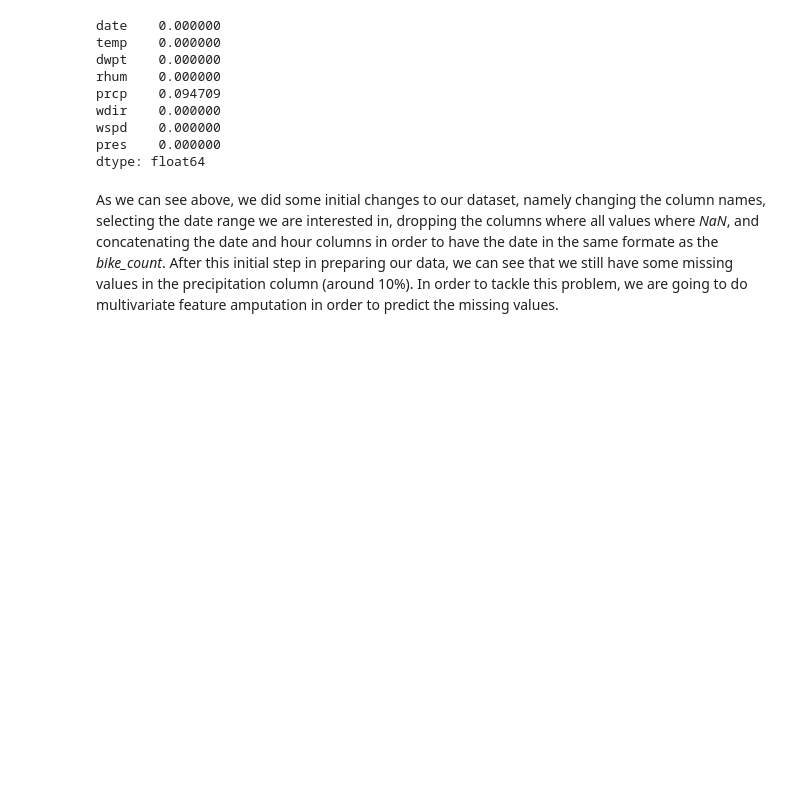
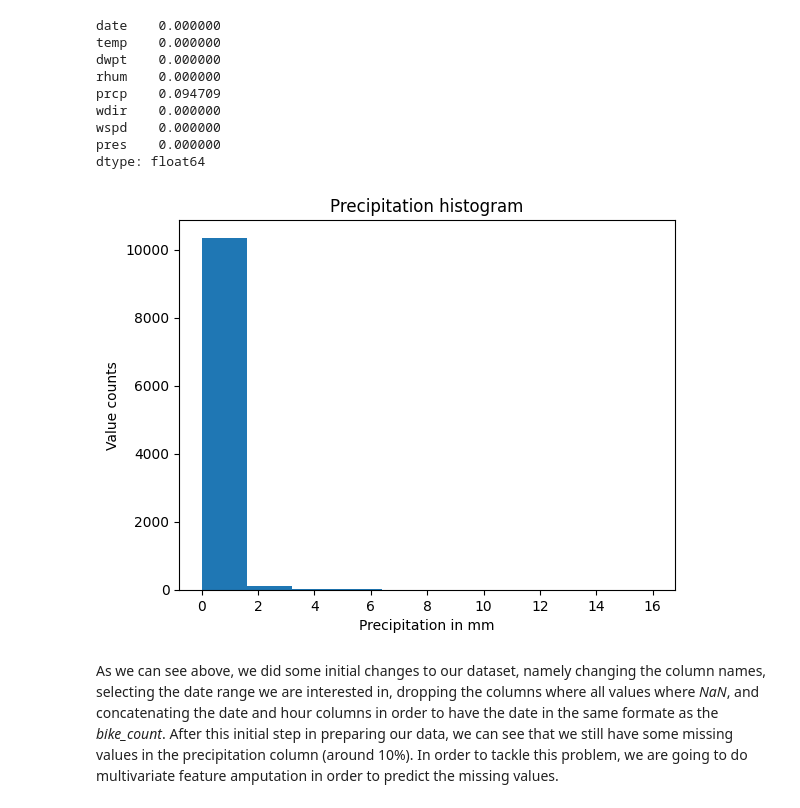
Before and after one commit to stlbnmaria/PythonForDS_Project, a Jupyter notebook: data_analyses/weather_data_analyses.ipynb, the cells around one changed output. Cells and saved outputs as stored; diff of their text form; code cells hidden in the pictures; blank space fills up the shorter version.

Commit message:
Weather data analysis to do list completed

```diff
--- a/data_analyses/weather_data_analyses.ipynb
+++ b/data_analyses/weather_data_analyses.ipynb
@@ -6,6 +7,10 @@ from sklearn.impute import IterativeImputer
 # TODO: add docstrings for this function
 def weather_data_prep() -> pd.DataFrame:
     """
+    Loading and preparing the data for further analysis,
+    comprising adding column names, selecting the right time range,
+    removing columns with only missing values, and concatenating the date and hour
+    to make the time format compatible with the bike_counters data.
     """
     # load weather data of Paris from data folder
     weather_data = pd.read_csv("../data/07156.csv")
@@ -74,6 +79,13 @@ pres    0.000000
 dtype: float64
 # %%
 # TODO: plot a histogram before the imputation
+plt.hist(weather_data['prcp'],)
+plt.xlabel('Precipitation in mm')
+plt.ylabel('Value counts')
+plt.title('Precipitation histogram')
+plt.show()
+# %% [output]
+[figure, added]
 # %% [markdown]
 As we can see above, we did some initial changes to our dataset, namely changing the column names, selecting the date range we are interested in, dropping the columns where all values where *NaN*, and concatenating the date and hour columns in order to have the date in the same formate as the *bike_count*.
 After this initial step in preparing our data, we can see that we still have some missing values in the precipitation column (around 10%). In order to tackle this problem, we are going to do multivariate feature amputation in order to predict the missing values.
```
Also changed, not shown: parts of 3 cells of this notebook.
